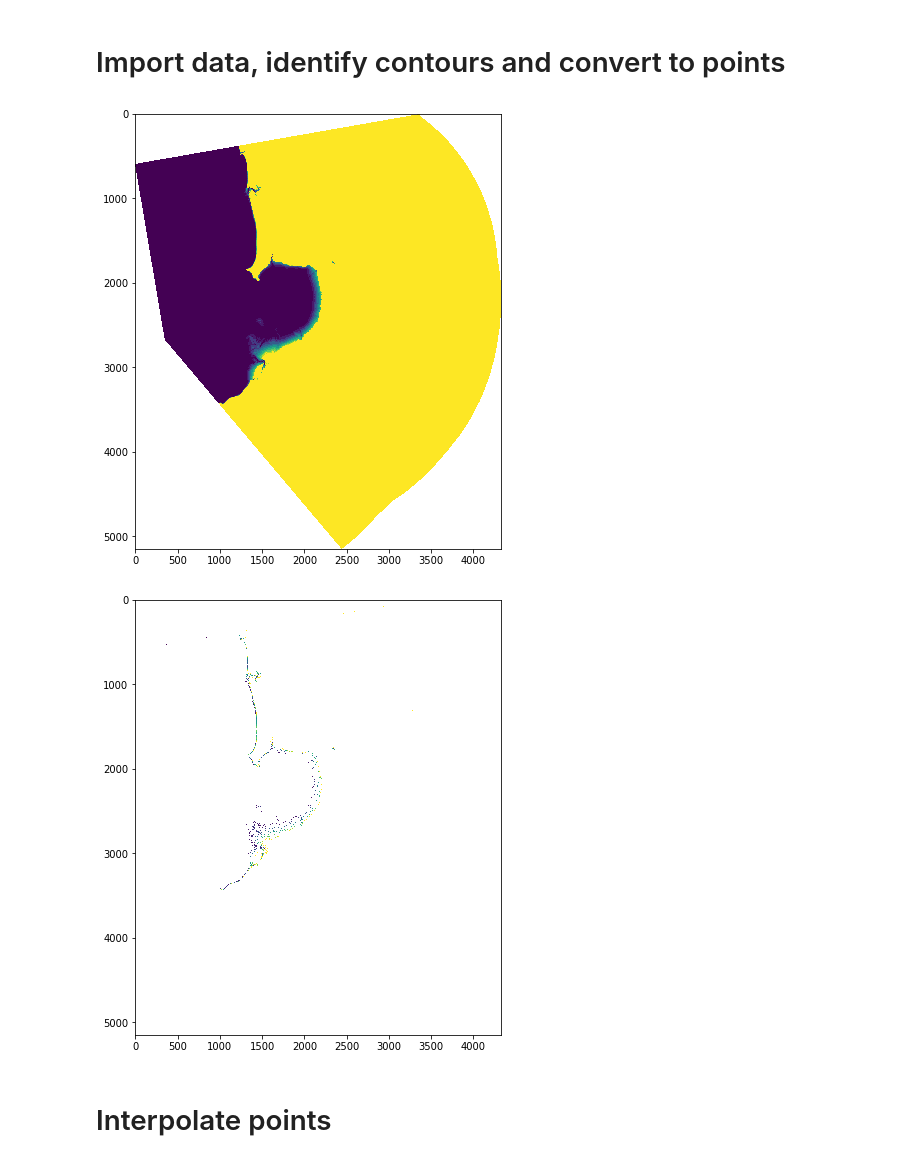
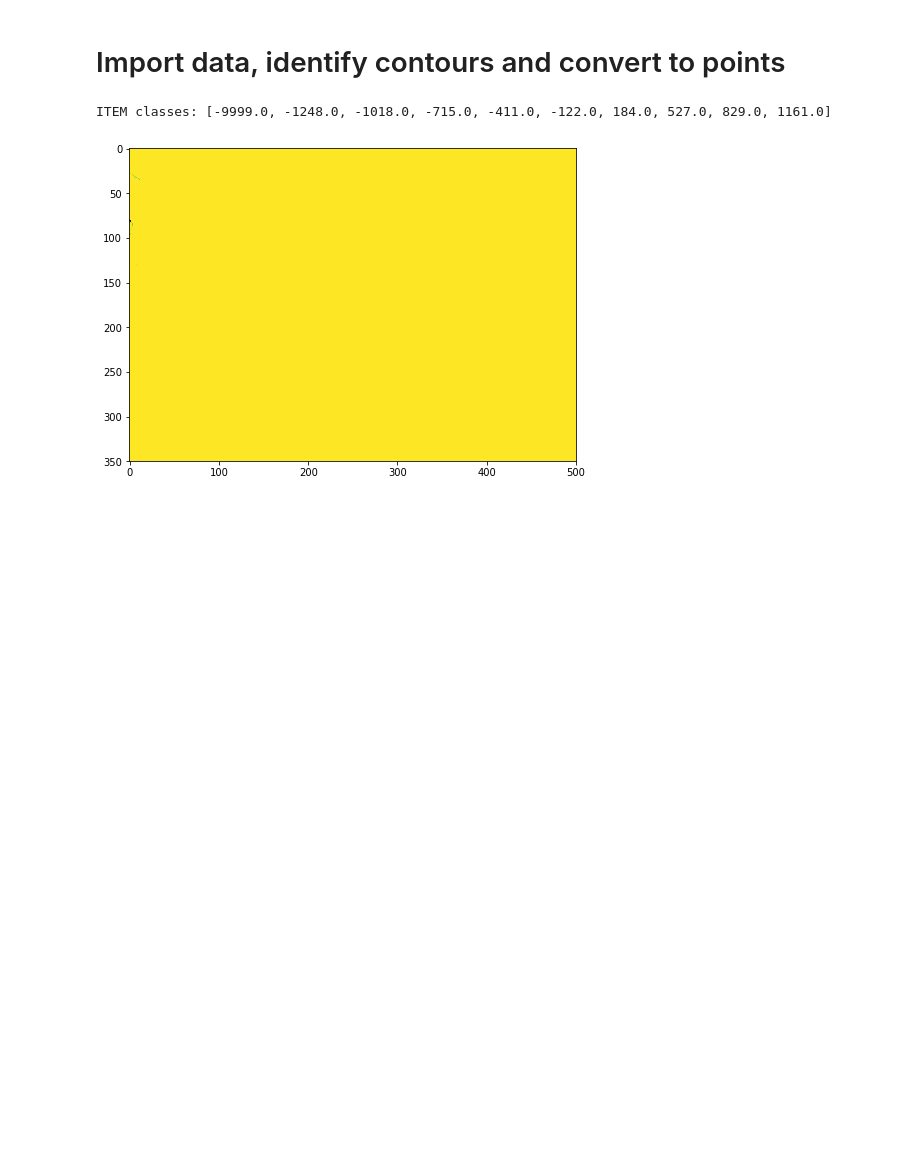
Before and after one commit to robbibt/nidem_visualisations, a Jupyter notebook: item_dem.ipynb, the cells around one changed output. Drawn from its saved outputs; the diff is of its cells as text; code cells hidden in the pictures; blank space fills up the shorter version.

Commit message:
First attempt at using contours vs extracting tidal class edges

```diff
--- a/item_dem.ipynb
+++ b/item_dem.ipynb
@@ -10,10 +10,15 @@ from osgeo import gdal
 from shapely.geometry import Point
 from shapely.geometry import shape
 import scipy.ndimage
-from scipy.interpolate import griddata, LinearNDInterpolator
+from scipy.interpolate import griddata
 import scipy.ndimage.filters as filters
 import scipy.ndimage.morphology as morphology
 from matplotlib import pyplot as plt
+
+"""
+TODO: Investigate scipy.interpolate.RectBivariateSpline, scipy.interpolate.interp2d,
+spipy.interpolate.RegularGridInterpolator
+"""
 
 
 def write_geotiff(fname, data, geo_transform, projection, nodata_val):
@@ -46,60 +51,68 @@ def write_geotiff(fname, data, geo_transform, projection, nodata_val):
     dataset = None
 
 
 # Select polygon
-polygon_ID = 209
+polygon_ID = 180
+
+# # Zoom-in for plots (has no effect on analysis but allows you to plot a zoomed-in subset)
+# plotting_subset = np.index_exp[:, :]
+plotting_subset = np.index_exp[2550:2900, 1500:2000]
+# plotting_subset = np.index_exp[2350:2450, 2130:2230]
 
 # Import raster
 filename = glob.glob("/g/data2/v10/ITEM/offset_products/ITEM_OFFSET_{}*.tif".format(polygon_ID))[0]
 src_ds = gdal.Open(filename)
 srcband = src_ds.GetRasterBand(1)
 srcarray = srcband.ReadAsArray()
 yrows, xcols = srcarray.shape
 prj = src_ds.GetProjection()
 geotrans = src_ds.GetGeoTransform()
 (upleft_x, x_size, x_rotation, upleft_y, y_rotation, y_size) = geotrans
 
 # Copy original layer so array can be modified
 item_array = np.copy(srcarray)
 
-# Set nodata to NaN, and force 0 values to a low negative to allow contour extraction
+# Set nodata to NaN, and force 0 values to a low negative  (-9999) to allow correct
+# contour extraction (i.e. make "0" data sit beneath the lowest ITEM tidal stage)
 item_array[item_array == -6666] = np.nan
-item_array[item_array == 0] = -3000
+item_array[item_array == 0] = -9999
+item_classes = sorted(np.unique(item_array[~np.isnan(item_array)]))
+print("ITEM classes: {}".format(item_classes))
+
+# Plot original data
 plt.figure(figsize = (8, 8))
-plt.imshow(item_array)
+plt.imshow(item_array[plotting_subset])
 plt.show()
 
-# Erode background to fix differences at plot edge
+# Erode background of area with data to fix artificial contours at plot edge
 background = np.isfinite(item_array)
-background_eroded = scipy.ndimage.binary_erosion(background)
+background_mask = scipy.ndimage.binary_erosion(background)
 
 # Compute local minima and subtract from source array to identify contours
 neighborhood = morphology.generate_binary_structure(len(item_array.shape), 2)
-local_minima = filters.minimum_filter(item_array, footprint = neighborhood)
-local_minima = (item_array - local_minima) != 0
-local_minima[~background_eroded] = 0
+local_mins = filters.minimum_filter(item_array, footprint = neighborhood)
+contours = (item_array - local_mins) != 0
+contours[~background_mask] = 0
 
-# Return only input ITEM offset data for non-background and local minima areas
-item_array[~local_minima] = np.nan
-plt.figure(figsize = (8, 8))
-plt.imshow(item_array)
-plt.show()
+# # Return only input ITEM offset data for non-background and local minima areas
+# item_array[~contours] = np.nan
+# plt.figure(figsize = (8, 8))
+# plt.imshow(item_array[plotting_subset])
 
-# Export to file
-write_geotiff(fname = "output_data/contours_{}.tif".format(polygon_ID),
-              data = item_array,
-              geo_transform = geotrans,
-              projection = prj,
-              nodata_val = 0)
+# # # Export to file
+# # write_geotiff(fname = "output_data/contours_{}.tif".format(polygon_ID),
+# #               data = item_array,
+# #               geo_transform = geotrans,
+# #               projection = prj,
+# #               nodata_val = 0)
 
-# Convert cells to points
-y_inds, x_inds = np.nonzero(local_minima)
-centroids = [(y_ind * y_size + upleft_y + (y_size / 2),
-              x_ind * x_size + upleft_x + (x_size / 2)) for (y_ind, x_ind) in zip(y_inds, x_inds)]
-points = np.array(centroids)
-values = item_array[local_minima]
+# # Convert cells to array of points; use geotransform to convert indices to coordinates
+# y_inds, x_inds = np.nonzero(contours)
+# centroids = [(y_ind * y_size + upleft_y + (y_size / 2),
+#               x_ind * x_size + upleft_x + (x_size / 2)) for (y_ind, x_ind) in zip(y_inds, x_inds)]
+
+# points = np.array(centroids)
+# values = item_array[contours]
 # %% [output]
+ITEM classes: [-9999.0, -1248.0, -1018.0, -715.0, -411.0, -122.0, 184.0, 527.0, 829.0, 1161.0]
-[figure, old version]
+[figure, new version]
-[figure, removed]
-# %% [markdown]
-# Interpolate points
```
Also changed, not shown: parts of 3 cells of this notebook.
